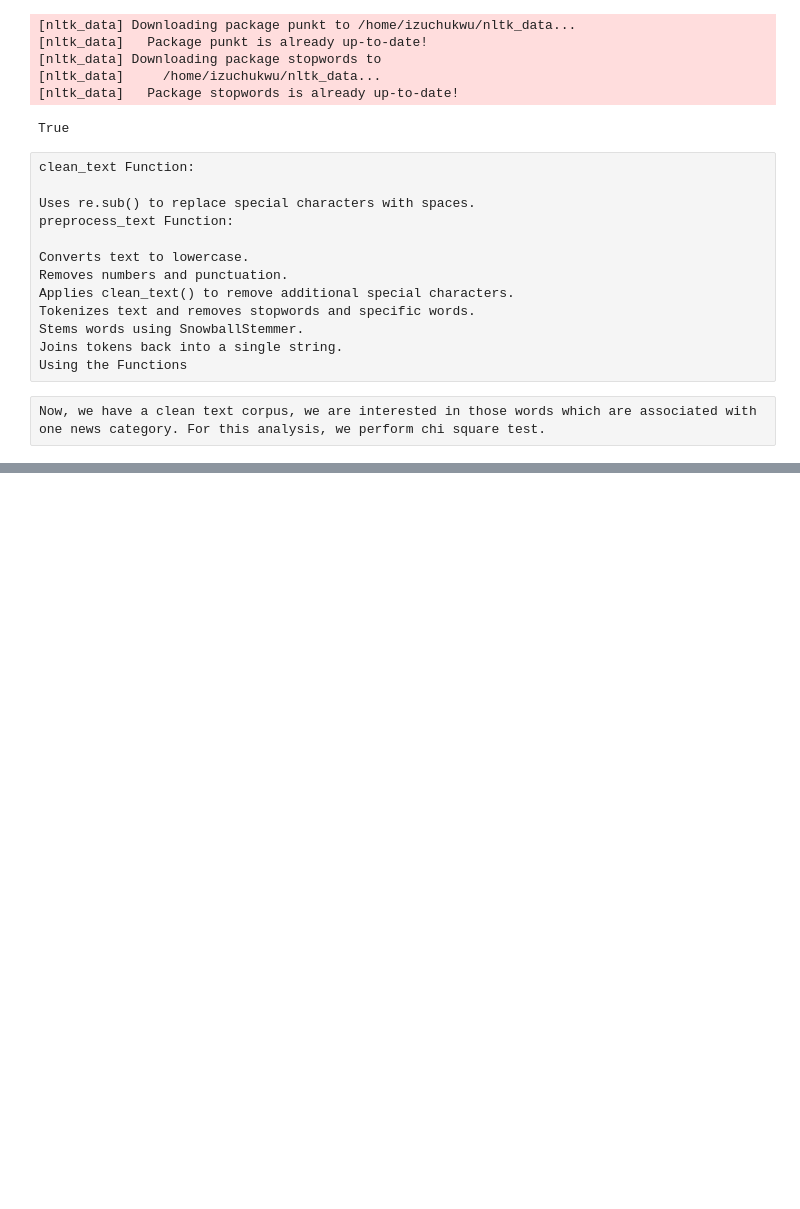
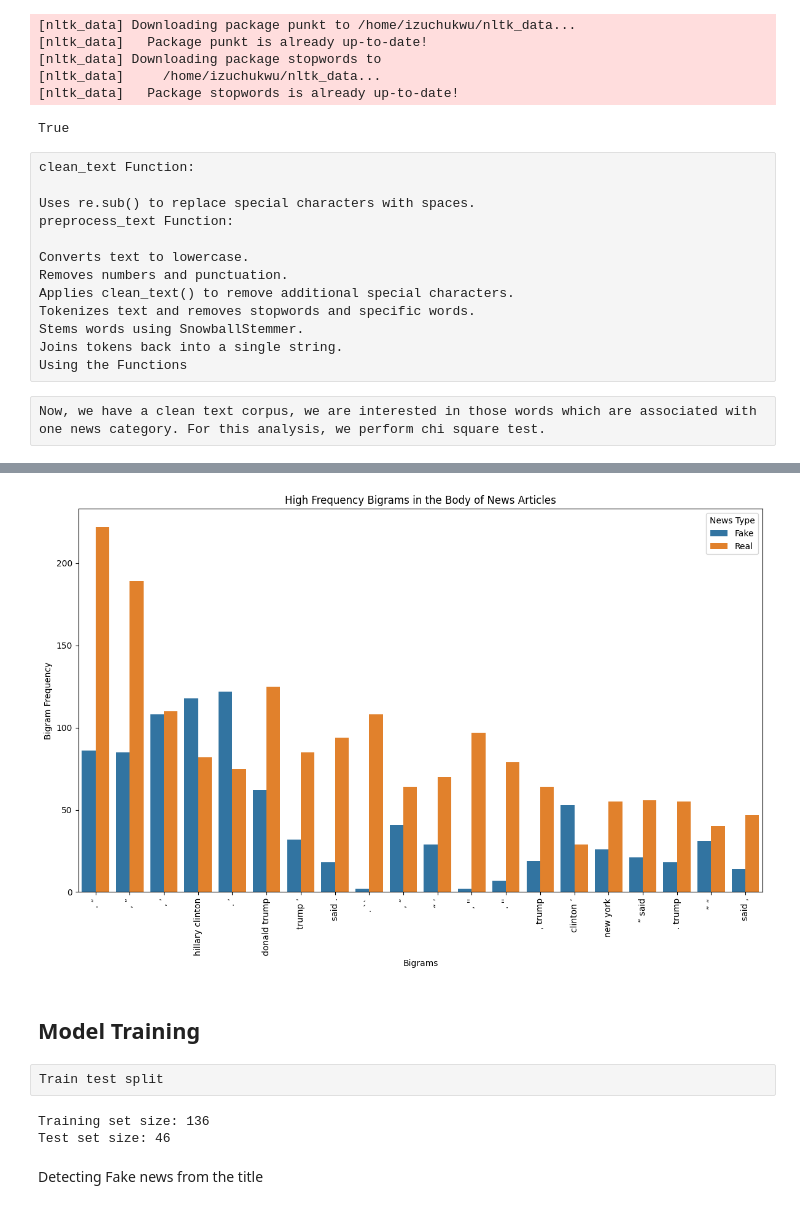
Before and after one commit to Izuasomba/Finalssss, a Jupyter notebook: Fake_news_classifier.ipynb, the cells around one changed output, grey strips where cells are left out. Drawn from its saved outputs; the diff is of its cells as text; code cells hidden in the pictures; blank space fills up the shorter version.

```diff
--- a/Fake_news_classifier.ipynb
+++ b/Fake_news_classifier.ipynb
@@ -327,0 +556,7 @@ LookupError:
+# %%
+def bigram_tokenizer(text):
+    tokens = word_tokenize(text.lower())
+    stop_words = set(stopwords.words('english'))
+    filtered_tokens = [word for word in tokens if word not in stop_words]
+    bigrams = list(ngrams(filtered_tokens, 2))
+    return [' '.join(bigram) for bigram in bigrams]
@@ -327,0 +608,15 @@ LookupError:
+# %%
+# Get the top bigrams
+top_bigrams = find_top_bigram(bigram_freq.index, 20)
+
+# Filter bigram matrix to include only the top bigrams
+filtered_bigram_matrix = bigram_matrix[top_bigrams].copy()
+
+# Add news type to the DataFrame using .loc
+filtered_bigram_matrix.loc[:, 'NewsType'] = news_df['type'].values
+
+# Summarize term frequency by news type
+cat_freq_df = filtered_bigram_matrix.groupby('NewsType').sum()
+
+
+print(cat_freq_df)
@@ -327,0 +638,26 @@ LookupError:
+# %%
+cat_freq_df_reset = cat_freq_df.reset_index()
+
+# Melt the DataFrame
+df_melted = cat_freq_df_reset.melt(id_vars='NewsType', var_name='bigram', value_name='bigram_frequency')
+
+
+plt.figure(figsize=(12, 8))
+sns.barplot(data=df_melted, x='bigram', y='bigram_frequency', hue='NewsType', dodge=True)
+
+
+plt.xticks(rotation=90)  # Rotate x labels for better readability
+plt.xlabel('Bigrams')
+plt.ylabel('Bigram Frequency')
+plt.title('High Frequency Bigrams in the Body of News Articles')
+plt.legend(title='News Type')
+
+
+plt.tight_layout()
+plt.show()
+# %% [output]
+[figure, added]
+# %% [markdown]
+## Model Training
+# %% [raw]
+Train test split
@@ -327,0 +677,9 @@ LookupError:
+# %%
+
+print(f"Training set size: {len(training_set)}")
+print(f"Test set size: {len(test_set)}")
+# %% [output]
+Training set size: 136
+Test set size: 46
+# %% [markdown]
+Detecting Fake news from the title
```
Also changed, not shown: parts of 58 cells of this notebook.
